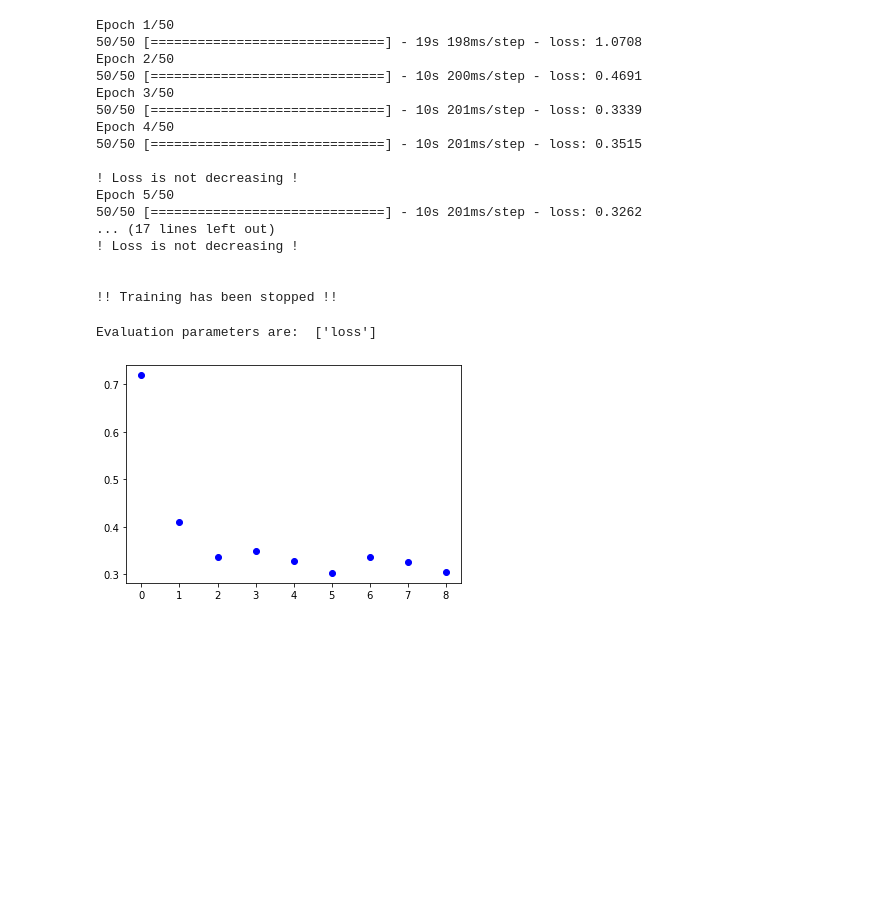
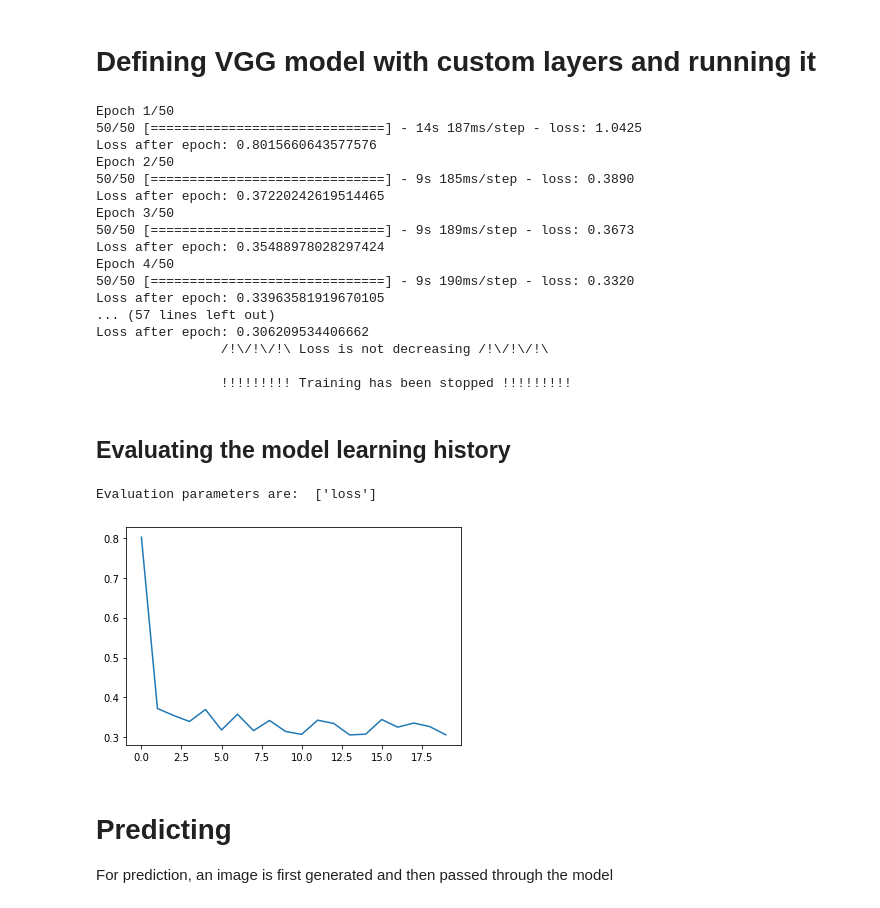
Before and after one commit to gsharansingh/Fruit_localization_and_detection, a Jupyter notebook: object_localization_simple_model.ipynb, the cells around one changed output. Cells and saved outputs as stored; diff of their text form; code cells hidden in the pictures; blank space fills up the shorter version.

```diff
--- a/object_localization_simple_model.ipynb
+++ b/object_localization_simple_model.ipynb
@@ -187,5 +172,9 @@ bananas = [load_image(os.path.join(banana_dir, i), 4) for i in banana_list]
 # %%
 # @tf.function
 def resize_crop_img(img):
-    img = tf.image.resize(img, (500, 500), preserve_aspect_ratio=True)
+    img = tf.image.resize(img, (RESIZE_BACKGROUND, RESIZE_BACKGROUND), preserve_aspect_ratio=True)
     return tf.image.random_crop(img, (IMG_SIZE, IMG_SIZE, 3))
+
+len_apples = len(apples)
+len_bananas = len(bananas)
+len_backgrounds = len(backgrounds)
@@ -196,11 +184,11 @@ len_backgrounds = len(backgrounds)
 # %%
-def scene_generator(batch_size=8):
+def data_generator(batch_size=BATCH_SIZE):
     # generate image and targets
     while True:
         # Each epoch will have 50 batches
         for _ in range(50):
             X = np.zeros((batch_size, IMG_SIZE, IMG_SIZE, 3), dtype=np.float32)
-            Y = np.zeros((batch_size, 7))
+            Y = np.zeros((batch_size, 5+NUM_OBJ))
             for i in range(batch_size):
 
                 random_bg = tf.random.uniform((), 0 , len_backgrounds, dtype=tf.int32)
@@ -208,9 +196,10 @@ def scene_generator(batch_size=8):
                 bg = resize_crop_img(bg)
                 bg = bg.numpy()
 
+                # == IF NUMBER OF OBJECTS IS CHANGED, THE CODE HERE NEEDED TO BE CHANGED
                 c_index = np.random.choice(list(range(3)))
                 if c_index:
-                    Y[i, 6] = 1
+                    Y[i, -1] = 1
                     if c_index == 1:
                         index = tf.random.uniform((), 0 , len_apples, dtype=tf.int32)
                         obj = apples[index]
@@ -218,7 +207,8 @@ def scene_generator(batch_size=8):
                     else:
                         index = tf.random.uniform((), 0 , len_bananas, dtype=tf.int32)
                         obj = bananas[index]
-                        Y[i,5] = 1
+                        Y[i,-2] = 1
+                # == CODE NEEDED TO BE CHANGED TILL HERE
 
                     max_size = IMG_SIZE
                     min_size = int(max_size/5)
@@ -250,6 +242,6 @@ def scene_generator(batch_size=8):
 # %%
 xx = None
 yy = None
-for x, y in scene_generator():
+for x, y in data_generator():
     xx, yy = x, y
     break
@@ -263,6 +301,8 @@ def custom_loss(y_true, y_pred):
     bce2 = binary_crossentropy(y_true[:, -1], y_pred[:, -1]) # object appeared
 
     return bce * y_true[:, -1] + cce * y_true[:, -1] + bce2
+# %% [markdown]
+# Defining VGG model with custom layers and running it
 # %%
 def make_model():
     vgg = tf.keras.applications.VGG16(
@@ -281,7 +321,7 @@ def make_model():
 # %%
 model = make_model()
 history = model.fit(
-    scene_generator(),
+    data_generator(),
     steps_per_epoch=50,
     epochs=50,
     verbose = 1,
@@ -289,32 +329,36 @@ history = model.fit(
 )
 # %% [output]
 Epoch 1/50
-50/50 [==============================] - 19s 198ms/step - loss: 1.0708
+50/50 [==============================] - 14s 187ms/step - loss: 1.0425
+Loss after epoch: 0.8015660643577576
 Epoch 2/50
-50/50 [==============================] - 10s 200ms/step - loss: 0.4691
+50/50 [==============================] - 9s 185ms/step - loss: 0.3890
+Loss after epoch: 0.37220242619514465
 Epoch 3/50
-50/50 [==============================] - 10s 201ms/step - loss: 0.3339
+50/50 [==============================] - 9s 189ms/step - loss: 0.3673
+Loss after epoch: 0.35488978028297424
 Epoch 4/50
-50/50 [==============================] - 10s 201ms/step - loss: 0.3515
+50/50 [==============================] - 9s 190ms/step - loss: 0.3320
+Loss after epoch: 0.33963581919670105
+... (57 lines left out)
+Loss after epoch: 0.306209534406662
+                /!\/!\/!\ Loss is not decreasing /!\/!\/!\
 
-! Loss is not decreasing !
-Epoch 5/50
-50/50 [==============================] - 10s 201ms/step - loss: 0.3262
-... (17 lines left out)
-! Loss is not decreasing !
-
-
-!! Training has been stopped !!
+                !!!!!!!!! Training has been stopped !!!!!!!!!
+# %% [markdown]
+## Evaluating the model learning history
 # %%
 print('Evaluation parameters are: ', list(history.history.keys()))
-evaluation_parameters = list(history.history.values())
-loss = evaluation_parameters[0]
-epochs = range(len(loss))
-plt.plot(epochs, loss, 'bo', label='Loss')
+for parameter_name, parameter in history.history.items():
+    epochs = range(len(parameter))
+    plt.plot(epochs, parameter, label=parameter_name)
 plt.show()
 # %% [output]
 Evaluation parameters are:  ['loss']
-[figure, old version]
+[figure, new version]
+# %% [markdown]
+# Predicting
+For prediction, an image is first generated and then passed through the model
 # %%
 # Make predictions
 def prediction_multiclass():
```
Also changed, not shown: parts of 21 cells of this notebook.
